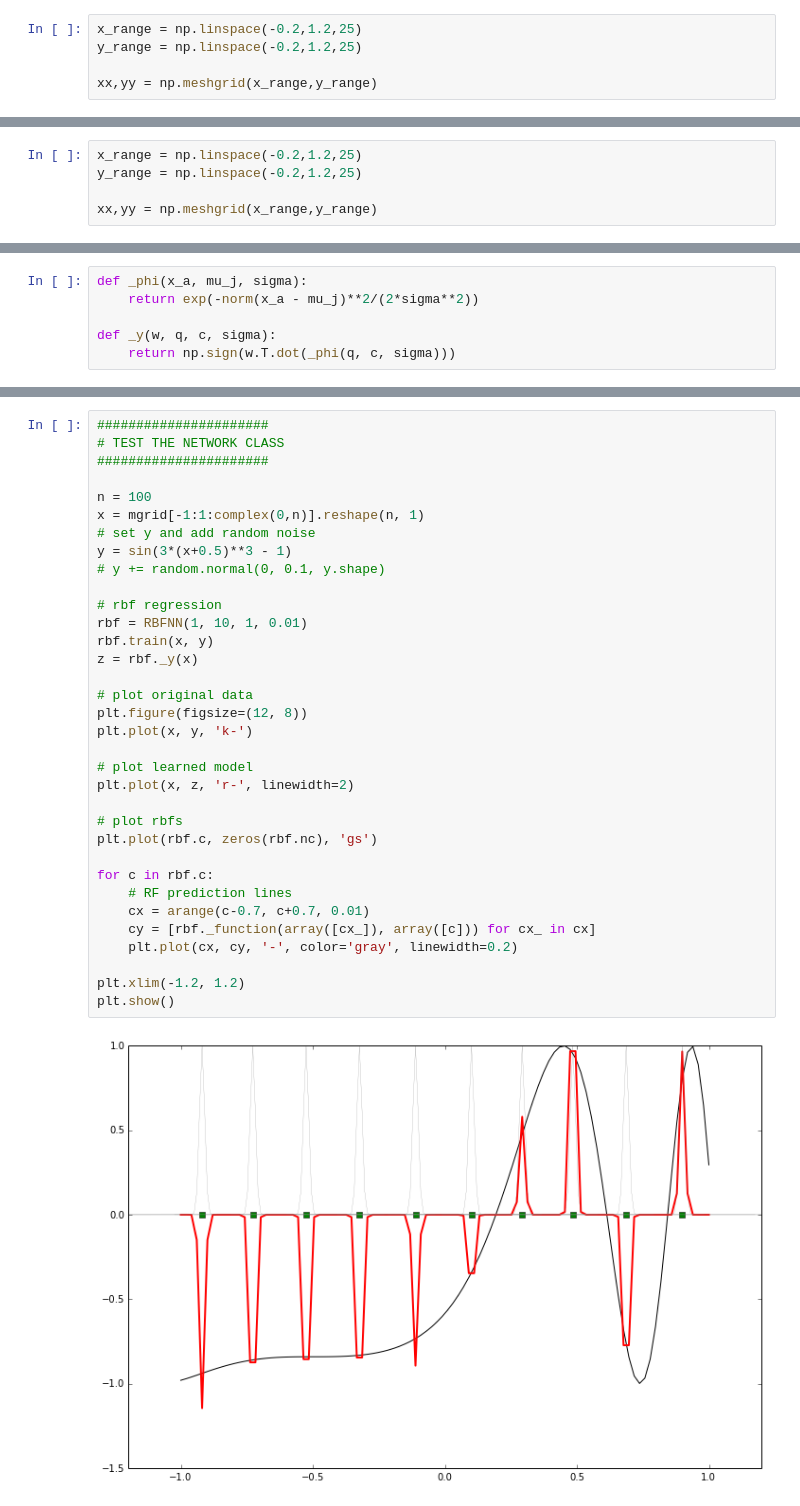
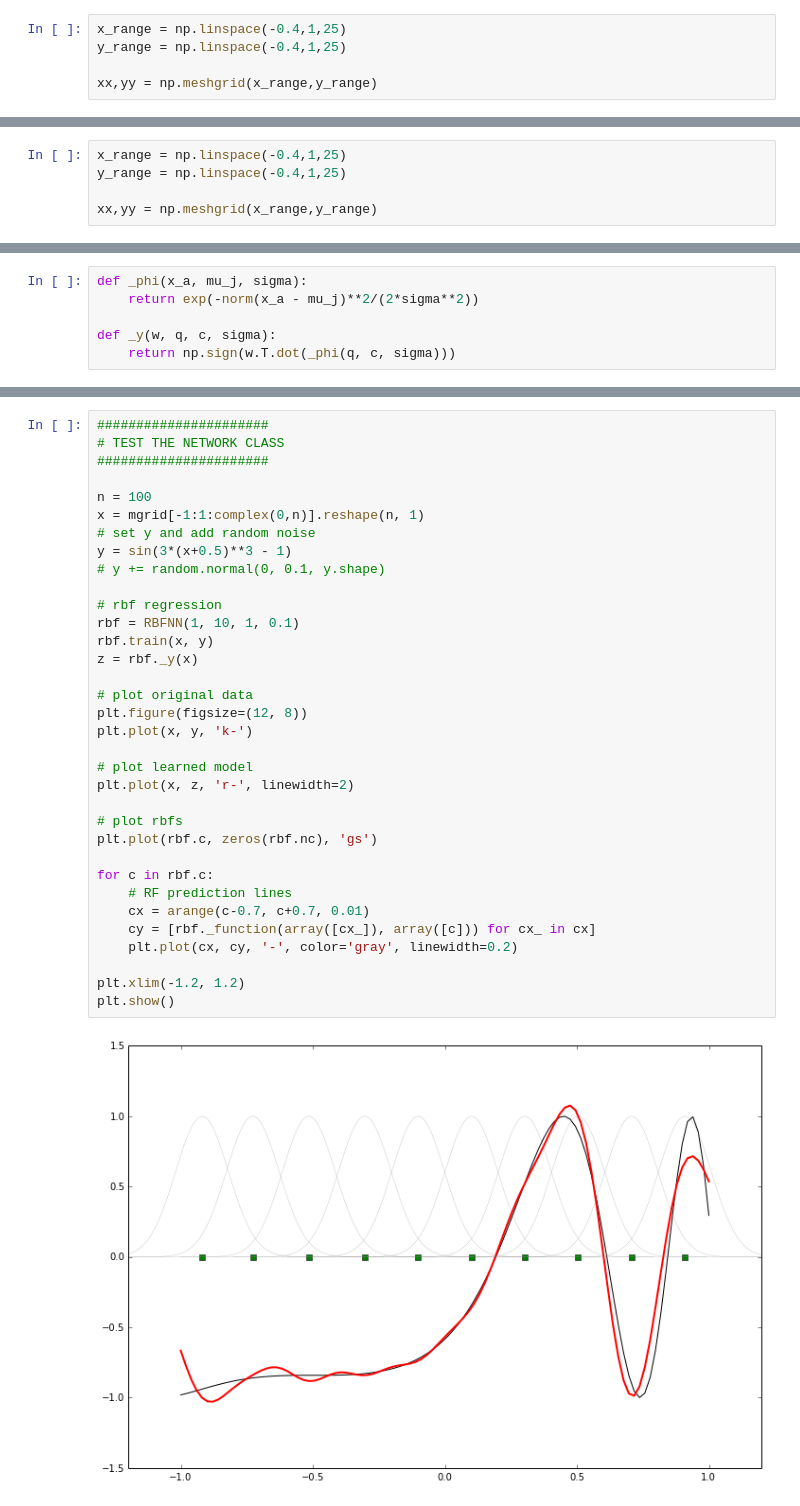
Before and after one commit to JensMeiners/MI1, a Jupyter notebook: Ex06/Ex06.ipynb, the cells around one changed output, grey strips where cells are left out. Cells and saved outputs as stored; diff of their text form.

```diff
--- a/Ex06/Ex06.ipynb
+++ b/Ex06/Ex06.ipynb
@@ -61,8 +61,8 @@ def kNNclassifier(point, trndata, k, verbose=False):
 # %% [markdown]
 <img src="Auswahl_2015-11-25_003.png"/>
 # %%
-x_range = np.linspace(-0.2,1.2,25)
-y_range = np.linspace(-0.2,1.2,25)
+x_range = np.linspace(-0.4,1,25)
+y_range = np.linspace(-0.4,1,25)
 
 xx,yy = np.meshgrid(x_range,y_range)
 # %%
@@ -135,8 +135,8 @@ def parzenclassifier(point, trndata, sig, verbose=False):
 # %% [markdown]
 <img src="Auswahl_2015-11-25_005.png"/>
 # %%
-x_range = np.linspace(-0.2,1.2,25)
-y_range = np.linspace(-0.2,1.2,25)
+x_range = np.linspace(-0.4,1,25)
+y_range = np.linspace(-0.4,1,25)
 
 xx,yy = np.meshgrid(x_range,y_range)
 # %%
@@ -273,35 +272,35 @@ class RBFNN:
 
 n = 100
 x = mgrid[-1:1:complex(0,n)].reshape(n, 1)
 # set y and add random noise
 y = sin(3*(x+0.5)**3 - 1)
 # y += random.normal(0, 0.1, y.shape)
 
 # rbf regression
-rbf = RBFNN(1, 10, 1, 0.01)
+rbf = RBFNN(1, 10, 1, 0.1)
 rbf.train(x, y)
 z = rbf._y(x)
 
 # plot original data
 plt.figure(figsize=(12, 8))
 plt.plot(x, y, 'k-')
 
 # plot learned model
 plt.plot(x, z, 'r-', linewidth=2)
 
 # plot rbfs
 plt.plot(rbf.c, zeros(rbf.nc), 'gs')
 
 for c in rbf.c:
     # RF prediction lines
     cx = arange(c-0.7, c+0.7, 0.01)
     cy = [rbf._function(array([cx_]), array([c])) for cx_ in cx]
     plt.plot(cx, cy, '-', color='gray', linewidth=0.2)
 
 plt.xlim(-1.2, 1.2)
 plt.show()
 # %% [output]
-[figure, old version]
+[figure, new version]
 # %% [markdown]
 <img src="Auswahl_2015-11-25_010.png"/>
 # %%
```
Also changed, not shown: parts of 9 cells of this notebook.
